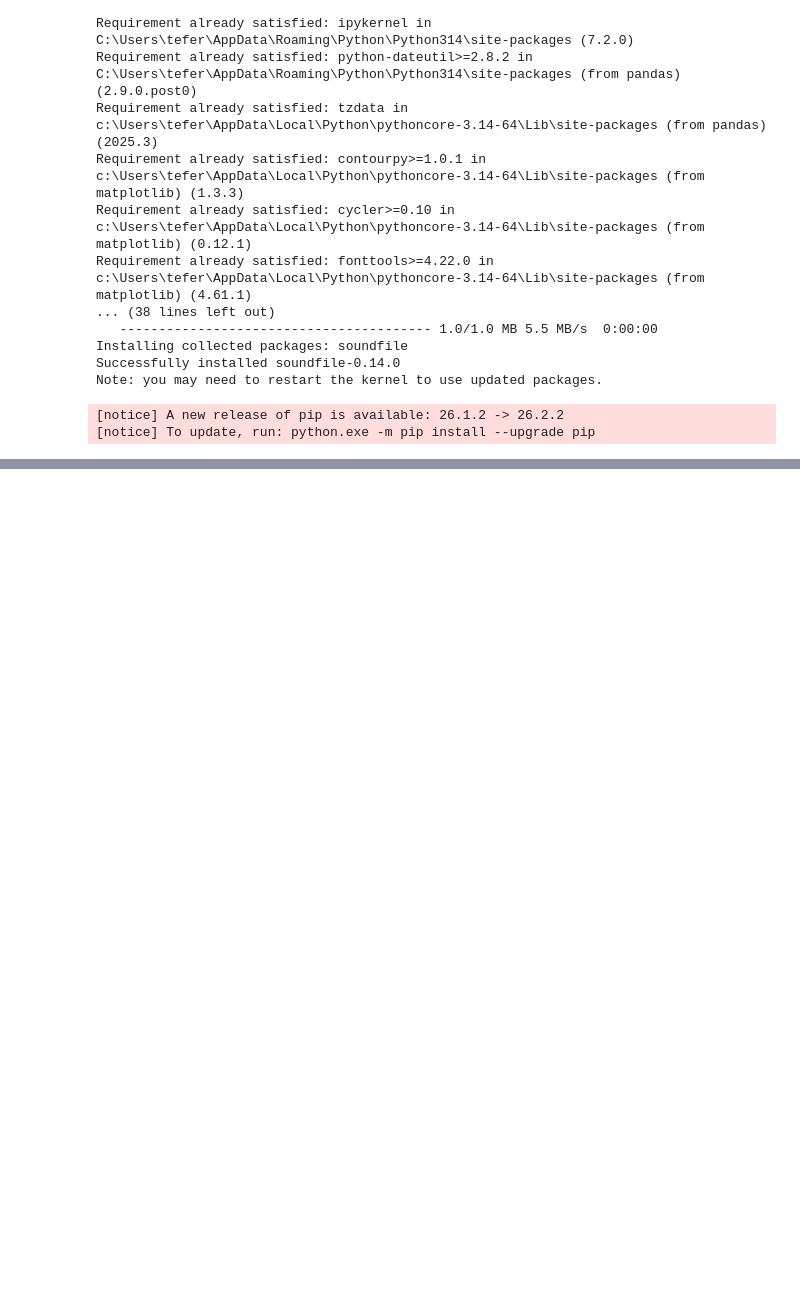
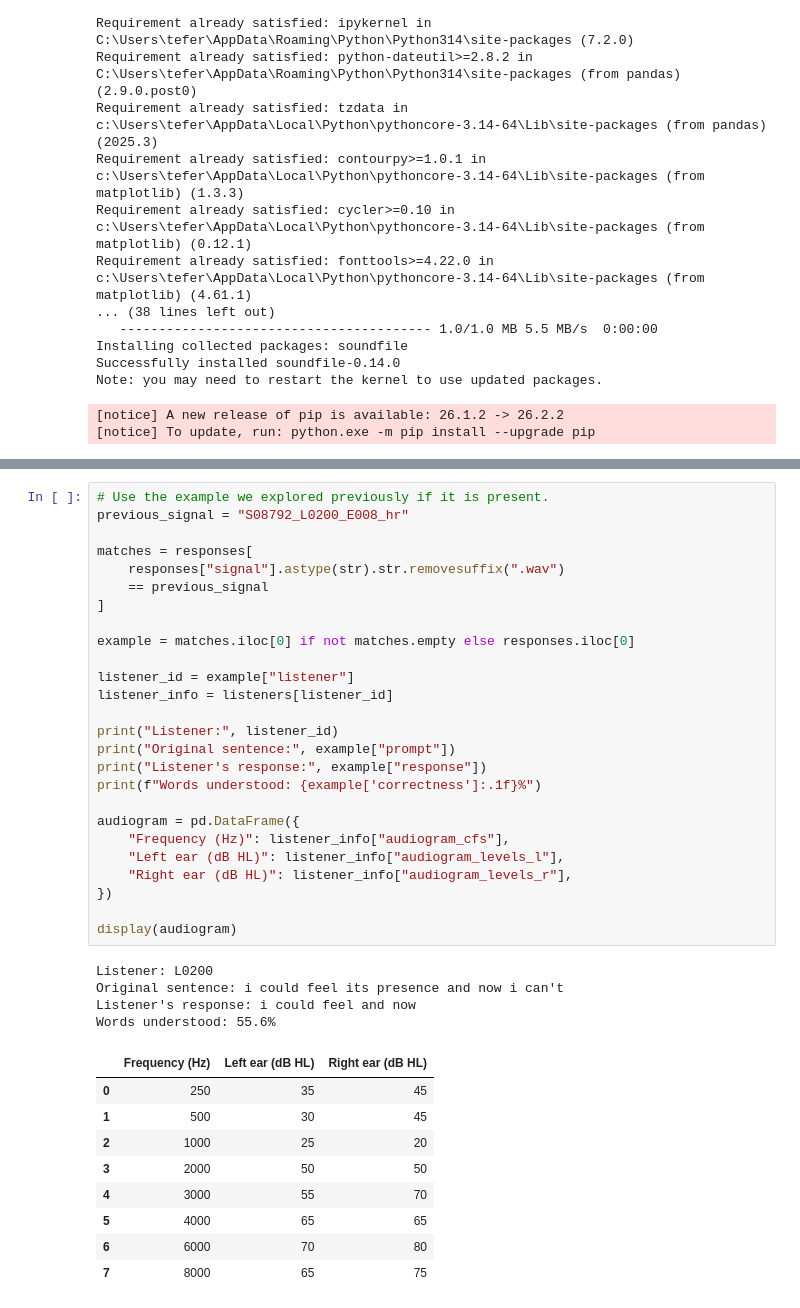
Before and after one commit to roberaBelachew/clarity_cpc2, a Jupyter notebook: clarity_cpc2.ipynb, the cells around one changed output, grey strips where cells are left out. Drawn from its saved outputs; the diff is of its cells as text; blank space fills up the shorter version.

```diff
--- a/clarity_cpc2.ipynb
+++ b/clarity_cpc2.ipynb
@@ -107,0 +197,40 @@ Audio folder exists: True
+# %%
+# Use the example we explored previously if it is present.
+previous_signal = "S08792_L0200_E008_hr"
+
+matches = responses[
+    responses["signal"].astype(str).str.removesuffix(".wav")
+    == previous_signal
+]
+
+example = matches.iloc[0] if not matches.empty else responses.iloc[0]
+
+listener_id = example["listener"]
+listener_info = listeners[listener_id]
+
+print("Listener:", listener_id)
+print("Original sentence:", example["prompt"])
+print("Listener's response:", example["response"])
+print(f"Words understood: {example['correctness']:.1f}%")
+
+audiogram = pd.DataFrame({
+    "Frequency (Hz)": listener_info["audiogram_cfs"],
+    "Left ear (dB HL)": listener_info["audiogram_levels_l"],
+    "Right ear (dB HL)": listener_info["audiogram_levels_r"],
+})
+
+display(audiogram)
+# %% [output]
+Listener: L0200
+Original sentence: i could feel its presence and now i can't
+Listener's response: i could feel and now
+Words understood: 55.6%
+|  | Frequency (Hz) | Left ear (dB HL) | Right ear (dB HL) |
+| 0 | 250 | 35 | 45 |
+| 1 | 500 | 30 | 45 |
+| 2 | 1000 | 25 | 20 |
+| 3 | 2000 | 50 | 50 |
+| 4 | 3000 | 55 | 70 |
+| 5 | 4000 | 65 | 65 |
+| 6 | 6000 | 70 | 80 |
+| 7 | 8000 | 65 | 75 |
```
Also changed, not shown: parts of 11 cells of this notebook.
